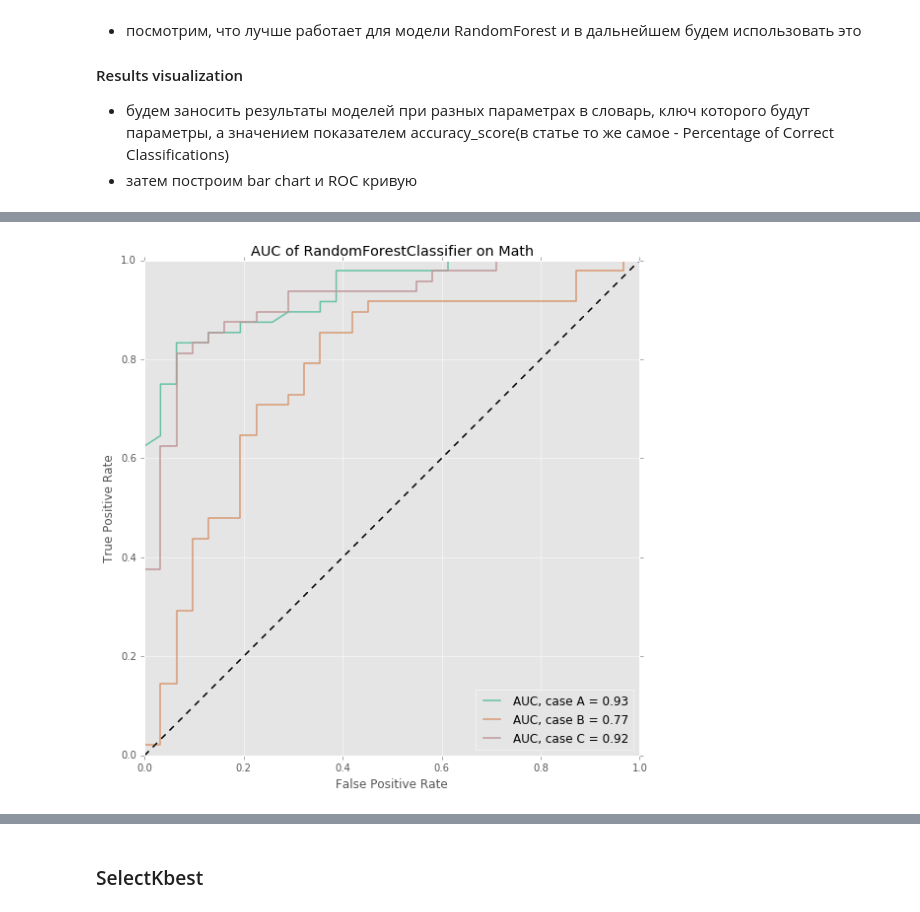
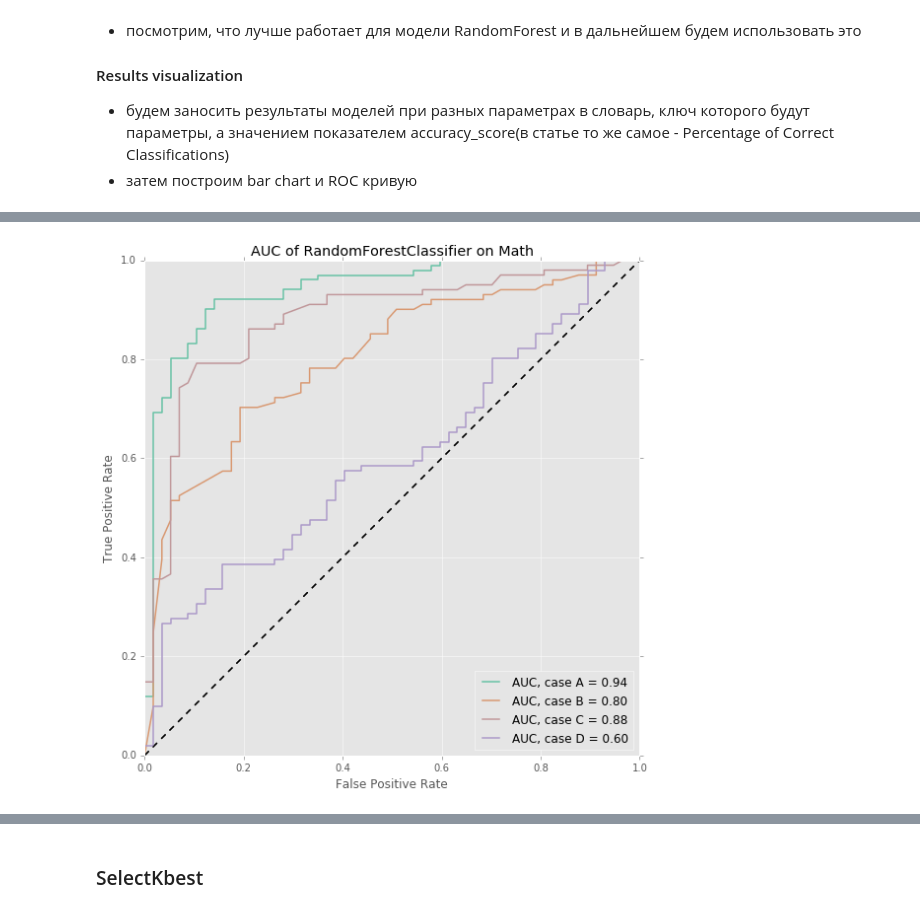
Before and after one commit to rudolphyo/ML-Python, a Jupyter notebook: hw2-boosting.ipynb, the cells around one changed output, grey strips where cells are left out. Saved outputs shown, nothing was run; the diff lists cells and outputs as text; code cells hidden in the pictures.

Commit message:
test size increased

```diff
--- a/hw2-boosting.ipynb
+++ b/hw2-boosting.ipynb
@@ -112,6 +113,7 @@ def scale_students(data):
 A = ["G3"]
 B = ["G2", "G3"]
 C = ["G1", "G3"]
+D = ["G1", "G2", "G3"]
 
 processed_students = preprocess(students)
 math_preprocessed = preprocess(students_math)
@@ -122,7 +124,7 @@ scaled_port = scale_students(port_preprocessed)
 
 datasets = [processed_students, math_preprocessed, port_preprocessed, scaled_both, scaled_math, scaled_port]
 dataset_names = ("both subjects", "math", "portugal",  "scaled_both", "scaled_math", "scaled_portugal")
-new_names = [i+" without "+str(j) for i in dataset_names for j in [A, B, C]]
+new_names = [i+" without "+str(j) for i in dataset_names for j in [A, B, C, D]]
 # %% [markdown]
 ### SelectKBest. Correlation map
 * Убедимся в том, что если мы будем давать на вход SelectKBest датасет с оценками за первый и второй семестр, то он выберет именно их. Просто посмотрим на разность
@@ -508,7 +510,7 @@ from sklearn.metrics import accuracy_score, roc_curve, auc
 from sklearn.preprocessing import label_binarize
 # %%
 def train_rf(data, target, folds=5):
-    X_train, X_test, y_train, y_test = train_test_split(data, target, test_size=0.33, random_state=442)
+    X_train, X_test, y_train, y_test = train_test_split(data, target, test_size=0.4, random_state=442)
     rfc_params = {"max_depth": [3, 5, 7, 10],
                   #"n_estimators": [50, 100, 150, 300]}
                   #"bootstrap": [True, False],
@@ -520,10 +522,7 @@ def train_rf(data, target, folds=5):
     predictions = rf_grid.best_estimator_.predict_proba(X_test)
     plot_roc(y_test, predictions, len(y_test.unique()))
 
-    print("\nOn validation\n")
     for params, mean_score, scores in rf_grid.grid_scores_:
-        print("%0.3f (+/-%0.03f) for %r"
-              % (mean_score, scores.std() / 2, params))
         scores_clf[str(params)] = float("{0:.2f}".format(mean_score))
 # %%
 def plot_roc(true, preds, n_classes=2):
@@ -549,11 +548,11 @@ def plot_roc(true, preds, n_classes=2):
     plot_roc.current+=1
 # %%
 scores_clf = {}
-cases = ["A", "B", "C"]
+cases = ["A", "B", "C", "D"]
 plot_roc.current = 0
 plt.figure(figsize=(9,9))
 plt.title("AUC of RandomForestClassifier on Portugal")
-for to_drop in [A, B, C]:
+for to_drop in [A, B, C, D]:
     X = port_preprocessed.drop(to_drop, axis = 1)
     Y = grades_to_binary(port_preprocessed.G3)
     train_rf(X, Y)
@@ -586,14 +568,14 @@ On validation
 # %%
 scores_clf = {}
 plot_roc.current = 0
 plt.figure(figsize=(9,9))
 plt.title("AUC of RandomForestClassifier on Math")
-for to_drop in [A, B, C]:
+for to_drop in [A, B, C, D]:
     X = math_preprocessed.drop(to_drop, axis = 1)
     Y = grades_to_binary(math_preprocessed.G3)
     train_rf(X, Y)
 # %% [output]
-[figure, old version]
+[figure, new version]
 # %%
 scores_clf = {}
 plot_roc.current = 0
```
Also changed, not shown: parts of 6 cells of this notebook.
